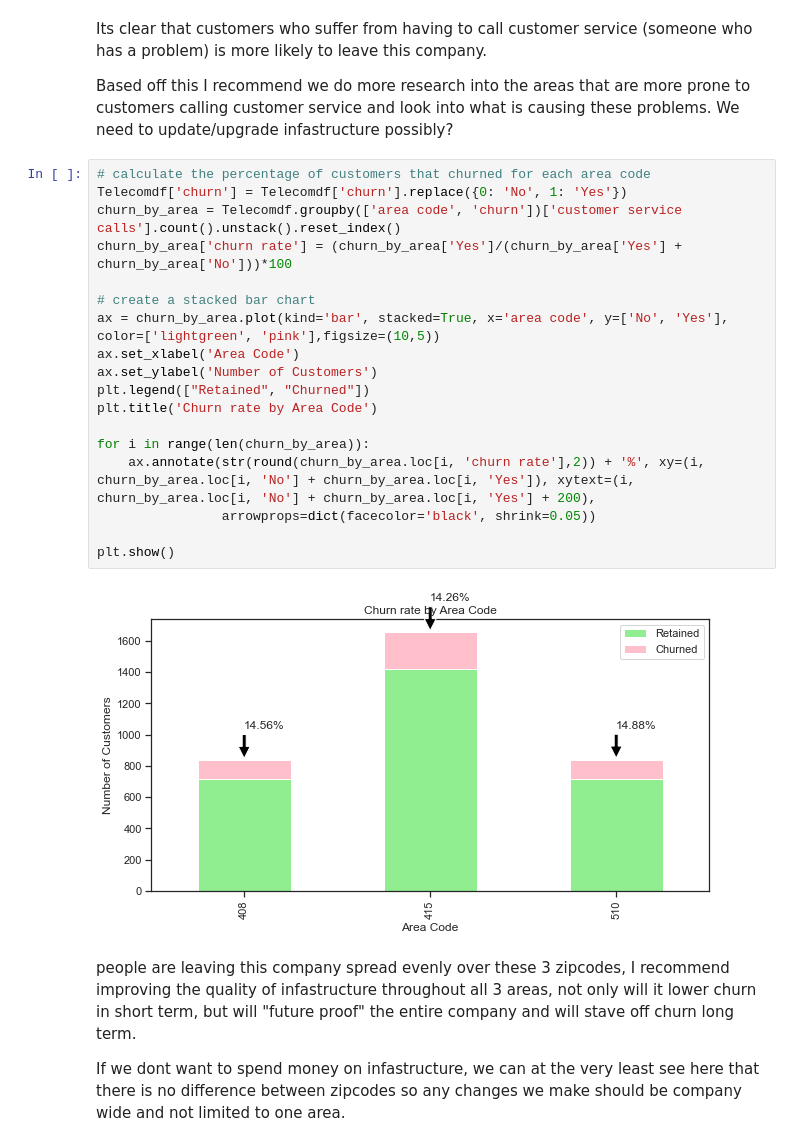
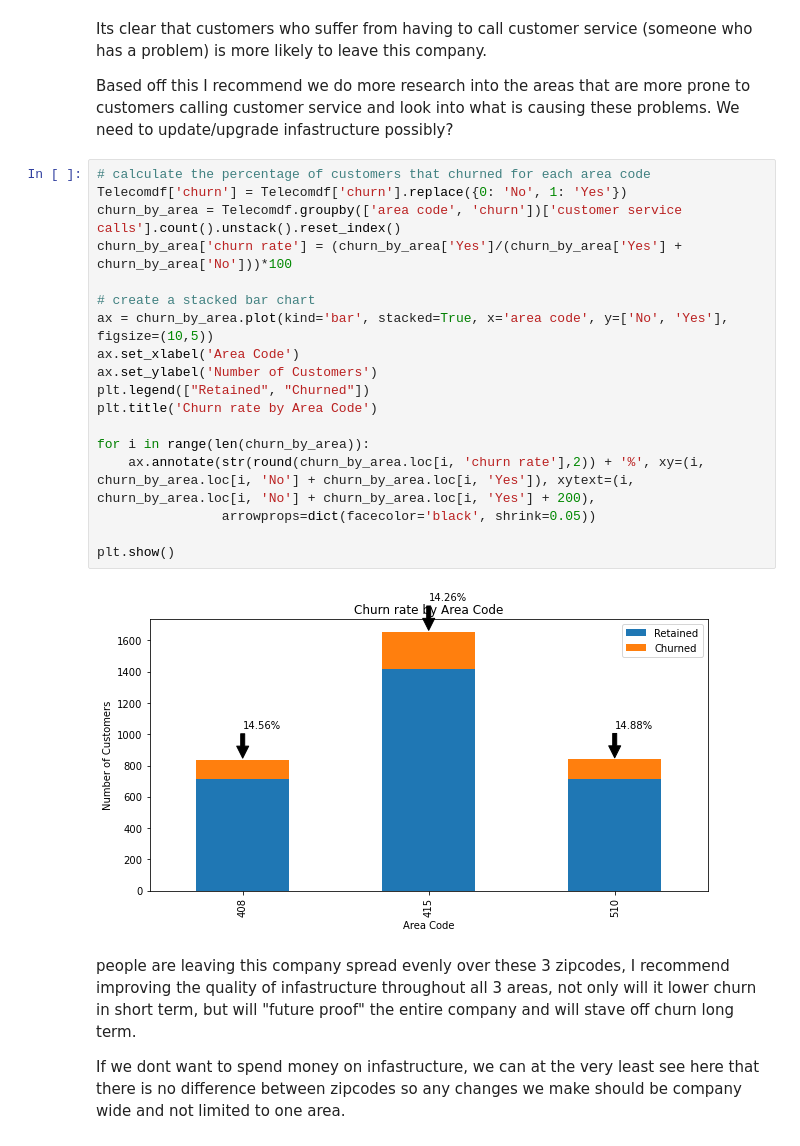
Before and after one commit to MichalOst3389/nhl_team_analysis, a Jupyter notebook: student.ipynb, the cells around one changed output. Saved outputs shown, nothing was run; the diff lists cells and outputs as text.

```diff
--- a/student.ipynb
+++ b/student.ipynb
@@ -182,23 +189,23 @@ Based off this I recommend we do more research into the areas that are more pron
 # %%
 # calculate the percentage of customers that churned for each area code
 Telecomdf['churn'] = Telecomdf['churn'].replace({0: 'No', 1: 'Yes'})
 churn_by_area = Telecomdf.groupby(['area code', 'churn'])['customer service calls'].count().unstack().reset_index()
 churn_by_area['churn rate'] = (churn_by_area['Yes']/(churn_by_area['Yes'] + churn_by_area['No']))*100
 
 # create a stacked bar chart
-ax = churn_by_area.plot(kind='bar', stacked=True, x='area code', y=['No', 'Yes'], color=['lightgreen', 'pink'],figsize=(10,5))
+ax = churn_by_area.plot(kind='bar', stacked=True, x='area code', y=['No', 'Yes'], figsize=(10,5))
 ax.set_xlabel('Area Code')
 ax.set_ylabel('Number of Customers')
 plt.legend(["Retained", "Churned"])
 plt.title('Churn rate by Area Code')
 
 for i in range(len(churn_by_area)):
     ax.annotate(str(round(churn_by_area.loc[i, 'churn rate'],2)) + '%', xy=(i, churn_by_area.loc[i, 'No'] + churn_by_area.loc[i, 'Yes']), xytext=(i, churn_by_area.loc[i, 'No'] + churn_by_area.loc[i, 'Yes'] + 200),
                 arrowprops=dict(facecolor='black', shrink=0.05))
 
 plt.show()
 # %% [output]
-[figure, old version]
+[figure, new version]
 # %% [markdown]
 people are leaving this company spread evenly over these 3 zipcodes, I recommend improving the quality of infastructure throughout all 3 areas, not only will it lower churn in short term, but will "future proof" the entire company and will stave off churn long term.
 
```
Also changed, not shown: parts of 12 cells of this notebook.
